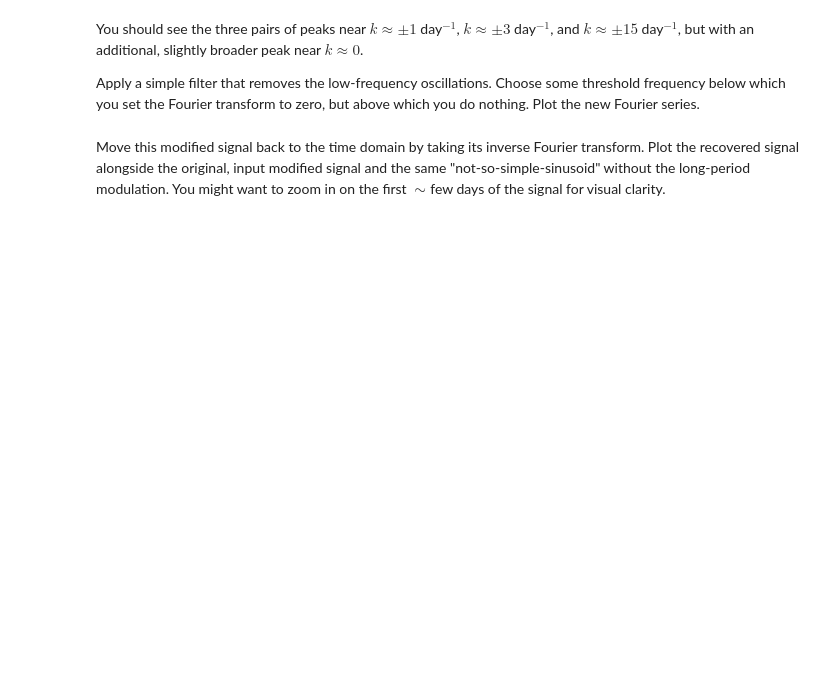
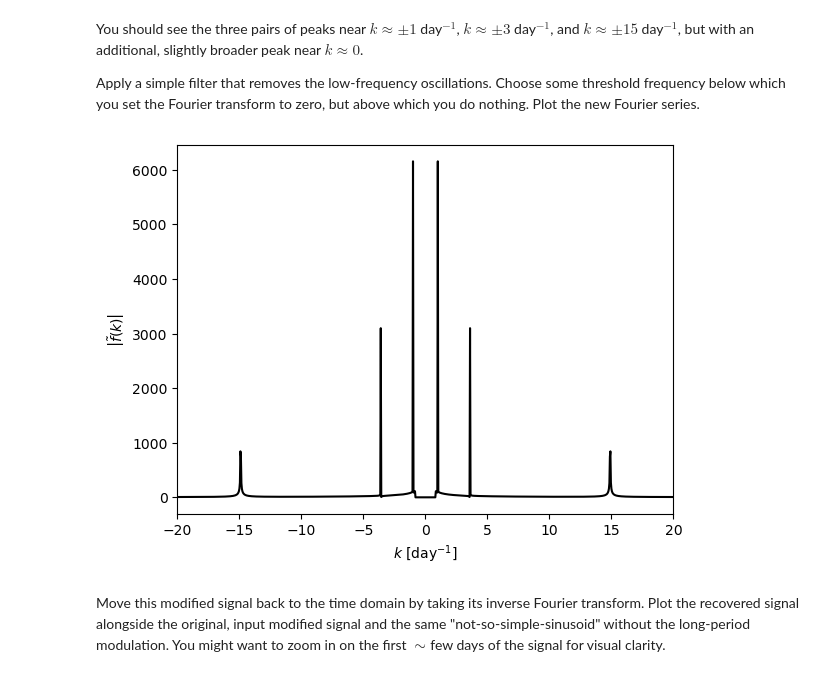
Before and after one commit to katzberger4/Session-27, a Jupyter notebook: Day1/FourierMethodsProblem1.ipynb, the cells around one changed output. Saved outputs shown, nothing was run; the diff lists cells and outputs as text; code cells hidden in the pictures; blank space fills up the shorter version.

```diff
--- a/Day1/FourierMethodsProblem1.ipynb
+++ b/Day1/FourierMethodsProblem1.ipynb
@@ -318,6 +330,20 @@ You should see the three pairs of peaks near $k \approx \pm 1$ day$^{-1}$, $k \a
 Apply a simple filter that removes the low-frequency oscillations. Choose some threshold frequency below which you set the Fourier transform to zero, but above which you do nothing. Plot the new Fourier series.
 # %%
 # complete
+filtered_ft = []
+threshold = 0.8
+for i in range(len(freqs)):
+    if abs(freqs[i]) >= threshold:
+        filtered_ft.append(signal_ft[i])
+    else:
+        filtered_ft.append(0)
+plt.plot(freqs, [abs(_) for _ in filtered_ft], c = 'k')
+plt.xlabel(r"$k$ [day$^{-1}$]")
+plt.ylabel(r"$\left|\tilde{f}(k)\right|$")
+plt.xlim([-20, 20])
+plt.show()
+# %% [output]
+[figure, added]
 # %% [markdown]
 Move this modified signal back to the time domain by taking its inverse Fourier transform. Plot the recovered signal alongside the original, input modified signal and the same "not-so-simple-sinusoid" without the long-period modulation. You might want to zoom in on the first $\sim$few days of the signal for visual clarity.
 # %%
```
Also changed, not shown: parts of 16 cells of this notebook, 5 other files.
